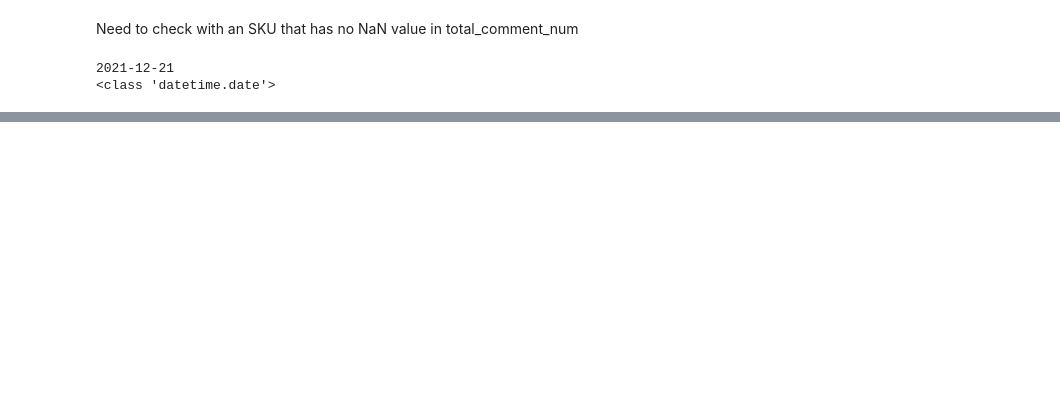
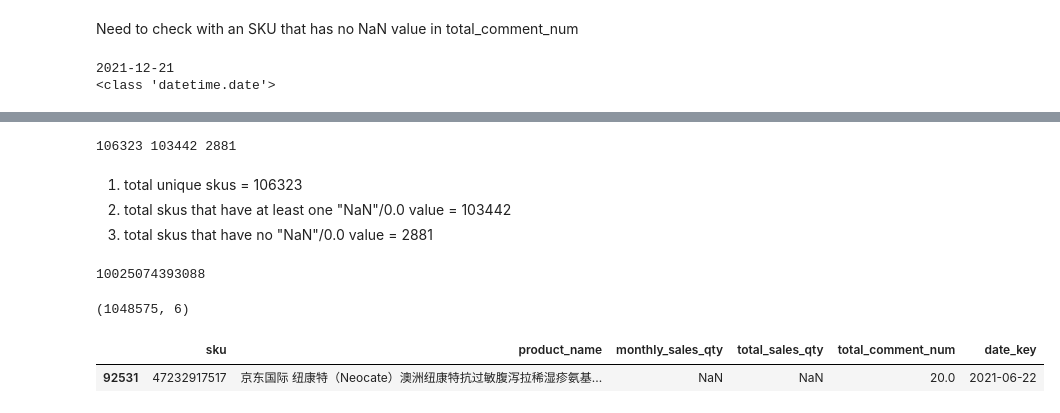
Before and after one commit to Shakib-IO/Python_Practice, a Jupyter notebook: EDMI/SSV4_n1_Dip.ipynb, the cells around one changed output, grey strips where cells are left out. Saved outputs shown, nothing was run; the diff lists cells and outputs as text; code cells hidden in the pictures; blank space fills up the shorter version.

```diff
--- a/EDMI/SSV4_n1_Dip.ipynb
+++ b/EDMI/SSV4_n1_Dip.ipynb
@@ -619,0 +703,26 @@ print(type(test))
+# %%
+skus = set(dfx['sku'])
+skus_nan = set(dfx_nocom['sku'])
+skus_no_nan = skus - skus_nan
+print(len(skus), len(skus_nan), len(skus_no_nan))
+# %% [output]
+106323 103442 2881
+# %% [markdown]
+1. total unique skus = 106323
+2. total skus that have at least one "NaN"/0.0 value = 103442
+3. total skus that have no "NaN"/0.0 value = 2881
+# %%
+list1 = list(skus_no_nan)[0]
+print(list1)
+# %% [output]
+10025074393088
+# %%
+dfx.shape
+# %% [output]
+(1048575, 6)
+# %%
+df_test = dfx.loc[dfx['sku'] == list(skus_no_nan)[5]]
+df_test
+# %% [output]
+|  | sku | product_name | monthly_sales_qty | total_sales_qty | total_comment_num | date_key |
+| 92531 | 47232917517 | 京东国际 纽康特（Neocate）澳洲纽康特抗过敏腹泻拉稀湿疹氨基... | NaN | NaN | 20.0 | 2021-06-22 |
```
Also changed, not shown: parts of 18 cells of this notebook, 1 other file.
